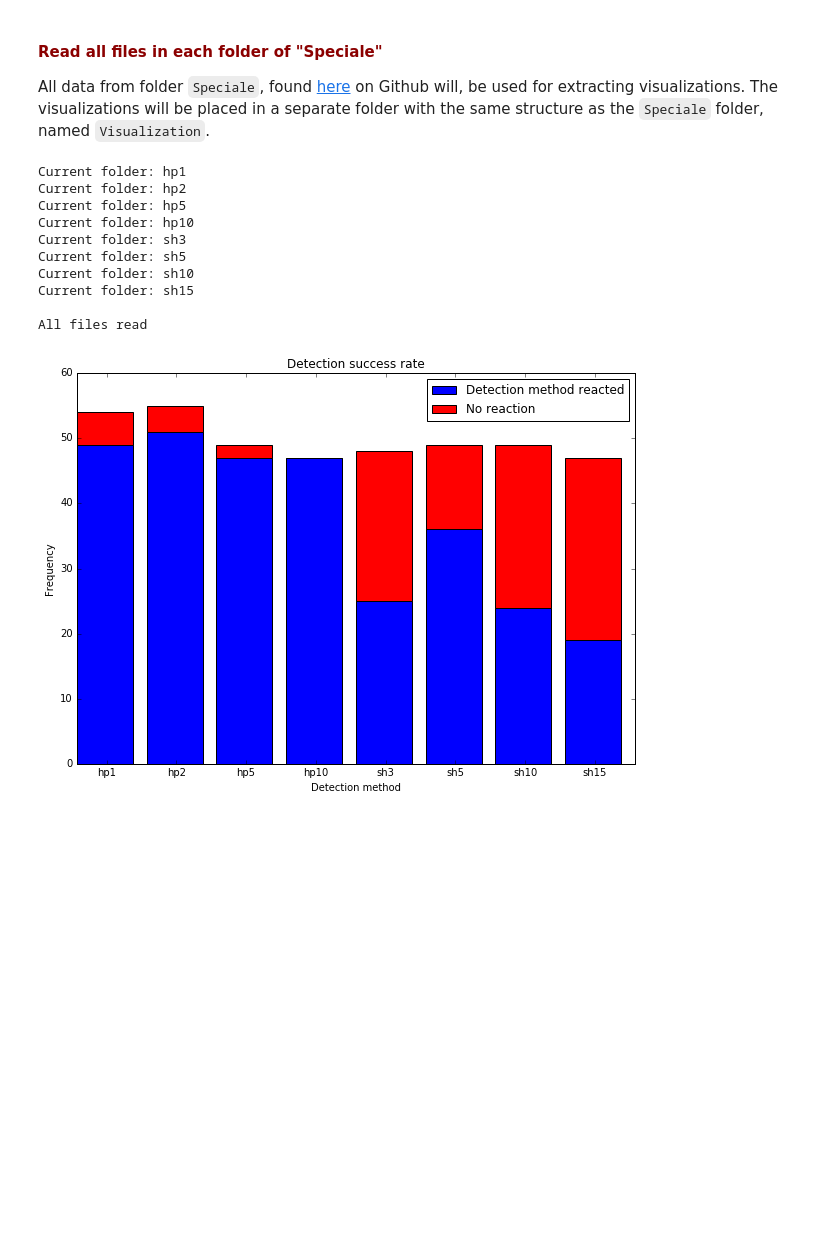
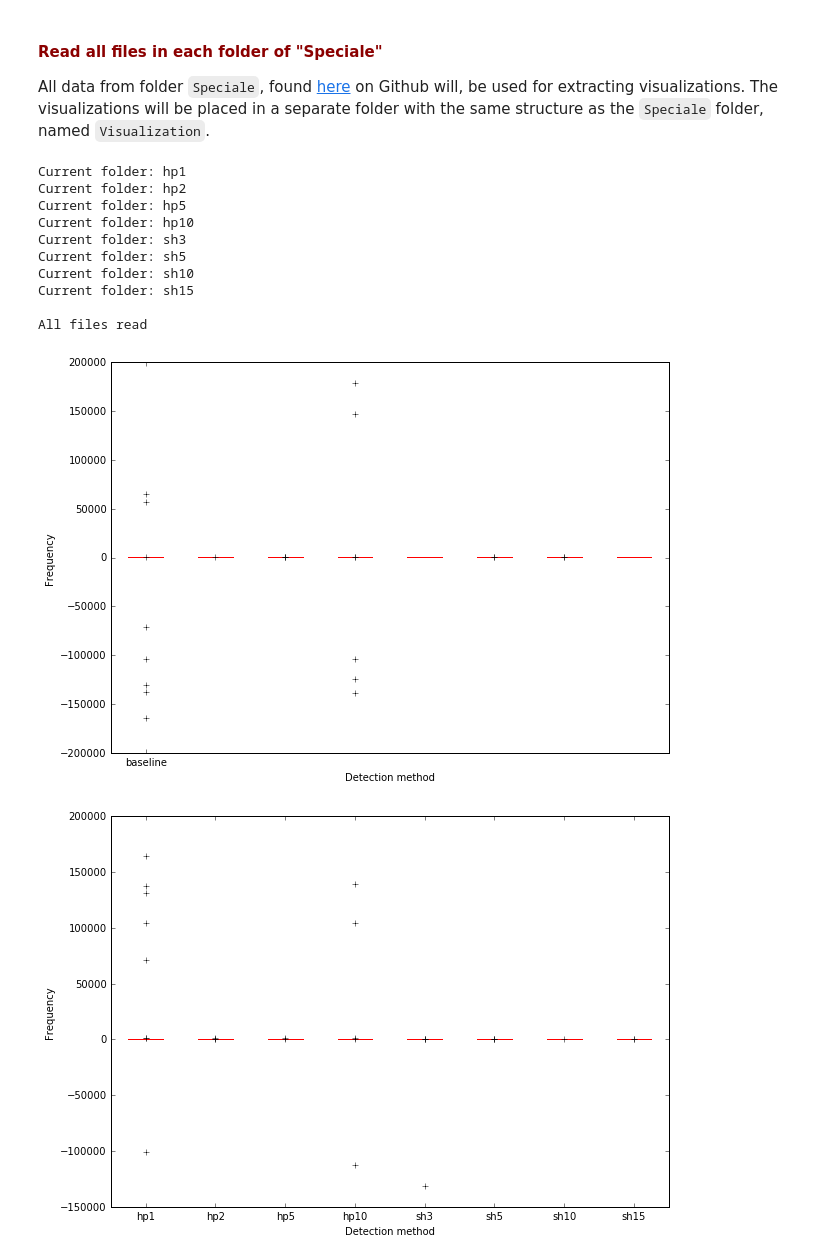
Before and after one commit to frksteenhoff/MSc-Sembach-Beuschau_Jun2017, a Jupyter notebook: DataExtractNManipulation.ipynb, the cells around one changed output. Drawn from its saved outputs; the diff is of its cells as text; code cells hidden in the pictures; blank space fills up the shorter version.

Commit message:
Added boxplots with boxplots including "bad values"

```diff
--- a/DataExtractNManipulation.ipynb
+++ b/DataExtractNManipulation.ipynb
@@ -219,6 +219,7 @@ def createBoxplot(plottingValues, labels, filename, plotTitle, xlabel, ylabel):
     pl.ylabel(ylabel)
     # Label values
     pl.xticks(range(1,len(labels)+1), labels)
+    chdir(pathToPlots)
     pl.savefig(filename + '.png')
 
 def createStackedBarPlot2Values(data1, data2, labels, filename, color):
@@ -243,12 +244,16 @@ def createStackedBarPlot2Values(data1, data2, labels, filename, color):
 def getTimeDeltas(startTime, detectionTime, shutdownTime):
     date_format = "%d-%m-%Y %H:%M:%S.%f"
     # Getting time values, creating date on correct date format
-    started      = datetime.strptime(detectionTime[0], date_format)
+    started      = datetime.strptime(startTime[0], date_format)
     detected     = datetime.strptime(detectionTime[0], date_format)
     shutdown     = datetime.strptime(shutdownTime[0], date_format)
     # Calculate time from start -> detection and detection -> shutdown
     startDetTime = detected - started
     detShutTime  = shutdown - detected
+
+    # For testing purposes
+    #print "start", started, 'detected', detected
+    #print startDetTime
     return startDetTime, detShutTime
 # %% [markdown]
 #### <span style="color:darkred">Read all files in each folder of "Speciale"</span>
@@ -274,9 +279,10 @@ delLst             = [] # list of count of deleted files
 newLst             = [] # list of count of new files
 failedShutdownCnt  = [] # list of number of failed shutdowns
 successShutdownCnt = [] # list of shut downs
-startDetLst        = [] # list of timedeltas from start to detection
-detShutLst         = [] # list of timedeltas from detection to shutdown
-
+startDetLst        = [] # timedeltas from start to detection
+detShutLst         = [] # timedeltas from detection to shutdown
+boxStartDet        = [] # values for boxplot time from start to detection
+boxDetShut         = [] # values for boxplot time from detection to shutdown
 
 chdir(basePath)
 baselineData = getFileSizes('BaselineFileData.txt')
@@ -353,55 +359,64 @@ for folder in folders[1:]:
         if len(shutdownLst) >= 1 and shutdownLst[0] != '':
             successShutdown += 1
 
+            # Only calculate time if shutdown has occured
+            if startTime[0] != '""' and detectionTime[0] != '""' and shutdownTime[0] != '""':
+                # Only if startime is properly formatted
+                # Calculate time from start -> detection and detection -> shutdown
+                startDetTime, detShutTime = getTimeDeltas(startTime, detectionTime, shutdownTime)
+
+                # Adding time differences to lists
+                startDetLst.append(startDetTime.total_seconds())
+                detShutLst.append(detShutTime.total_seconds())
+
+
         # Reset variables
         lineNumber = 0
         fileSizes = []
 
-    # Calculate time from start -> detection and detection -> shutdown
-    #startDetTime, detShutTime = getTimeDeltas()
-
-    # Adding time differences to lists
-    #startDetLst.append(startDetTime)
-    #detShutLst.append(detShutTime)
-
     # Creating 2-d list for boxplots time
-    #boxStartDet.append(startDetLst)
-    #boxDetShut.append(detShutLst)
-    #startDetLst = []
-    #detShutLst  = []
+    boxStartDet.append(startDetLst)
+    boxDetShut.append(detShutLst)
+    startDetLst = []
+    detShutLst  = []
 
     # Append to lists of fail/success for boxplot
-    failedShutdownCnt.append(len(selectedFiles) - successShutdown)
-    successShutdownCnt.append(successShutdown)
-    successShutdown = 0
+    #failedShutdownCnt.append(len(selectedFiles) - successShutdown)
+    #successShutdownCnt.append(successShutdown)
+    #successShutdown = 0
 
     # Create 2-d list for boxplots - new and deleted files
     #boxplotDel.append(delLst)
     #boxplotNew.append(newLst)
     #delLst = []
     #newLst = []
 
 print "\nAll files read"
 
 # Creating and saving boxplots for deleted and new files
 #chdir(pathToPlots)
 #createBoxplot(boxplotDel, folders, 'delFiles', 'Boxplot for deleted files', 'Distribution', 'Value')
 #createBoxplot(boxplotNew, folders, 'newFiles', 'Boxplot for new files', 'Distribution', 'Value')
 #print "Box plots created:"
 
 # Creating and saving stacked bar plot for shutdown indication
-createStackedBarPlot2Values(successShutdownCnt, failedShutdownCnt, folders[1:], 'shutdown', 'r')
+#createStackedBarPlot2Values(successShutdownCnt, failedShutdownCnt, folders[1:], 'shutdown', 'r')
 
-#
+# Creating and saving box plot of time delta values
+# Start     -> detection
+# Detection -> shutdown
+createBoxplot(boxStartDet, folders[:1], 'time_start-detection', 'Boxplot of time from start to detection', 'Detection method', 'Frequency')
+createBoxplot(boxDetShut, folders[1:], 'time_detection-shutdown', 'Boxplot of time from detection to shutdown', 'Detection method', 'Frequency')
 # %% [output]
 Current folder: hp1
 Current folder: hp2
 Current folder: hp5
 Current folder: hp10
 Current folder: sh3
 Current folder: sh5
 Current folder: sh10
 Current folder: sh15
 
 All files read
-[figure, old version]
+[figure, new version]
+[figure, added]
```
Also changed, not shown: parts of 8 cells of this notebook, 2 other files.
